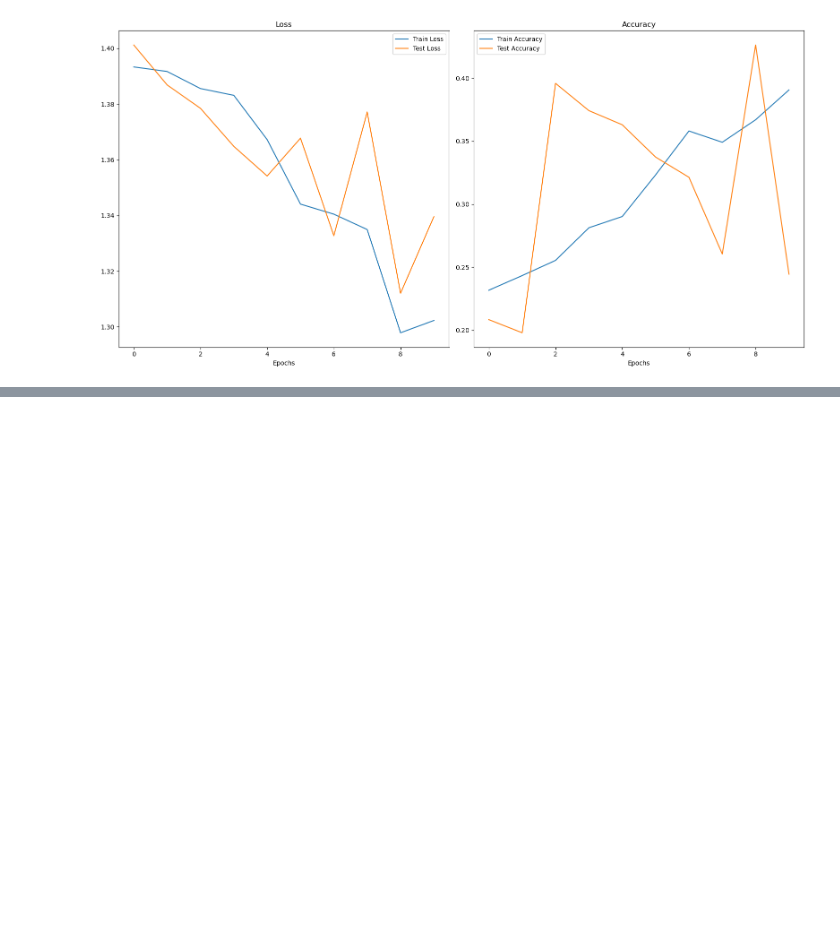
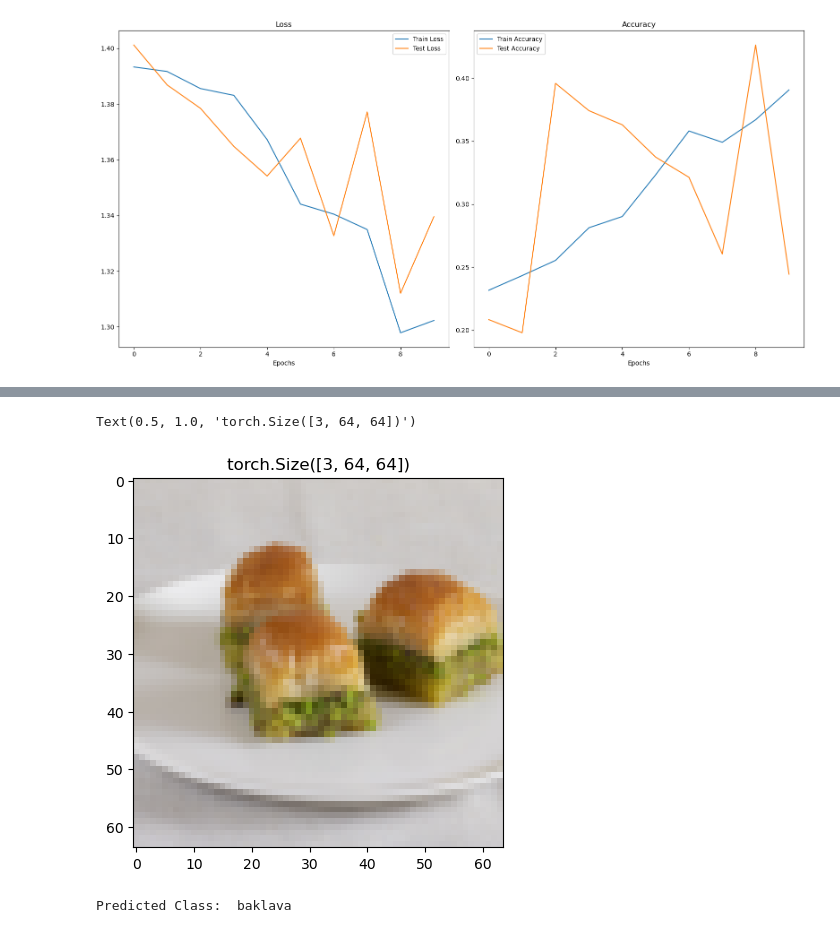
Before and after one commit to hfarukaktas/deep-learning-course, a Jupyter notebook: 12.cnn-practice/Desert101.ipynb, the cells around one changed output, grey strips where cells are left out. Drawn from its saved outputs; the diff is of its cells as text; code cells hidden in the pictures; blank space fills up the shorter version.

```diff
--- a/12.cnn-practice/Desert101.ipynb
+++ b/12.cnn-practice/Desert101.ipynb
@@ -298,0 +379,14 @@ plot_loss_curves(model_0_results)
+# %%
+single_image_transform = transforms.Compose(
+    [
+        transforms.Resize(size = (64,64))
+    ]
+)
+
+single_image = single_image_transform(single_image)
+# %%
+plt.imshow(single_image.permute(1,2,0))
+plt.title(single_image.shape)
+# %% [output]
+Text(0.5, 1.0, 'torch.Size([3, 64, 64])')
+[figure, added]
@@ -298,0 +395,9 @@ plot_loss_curves(model_0_results)
+# %%
+model_0.eval()
+with torch.inference_mode():
+    logits = model_0(single_image)
+    probs = torch.softmax(logits, dim = 1)
+    pred_idx = probs.argmax(dim = 1).item()
+print("Predicted Class: ", class_names[pred_idx])
+# %% [output]
+Predicted Class:  baklava
```
Also changed, not shown: parts of 11 cells of this notebook, 2 other files.
